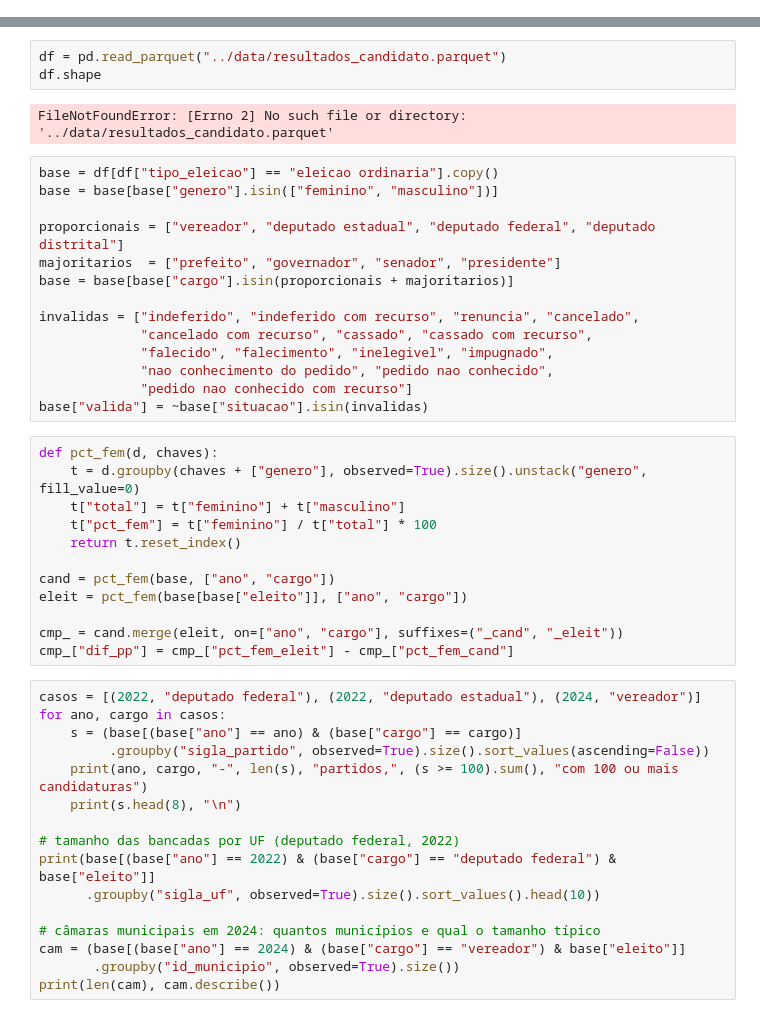
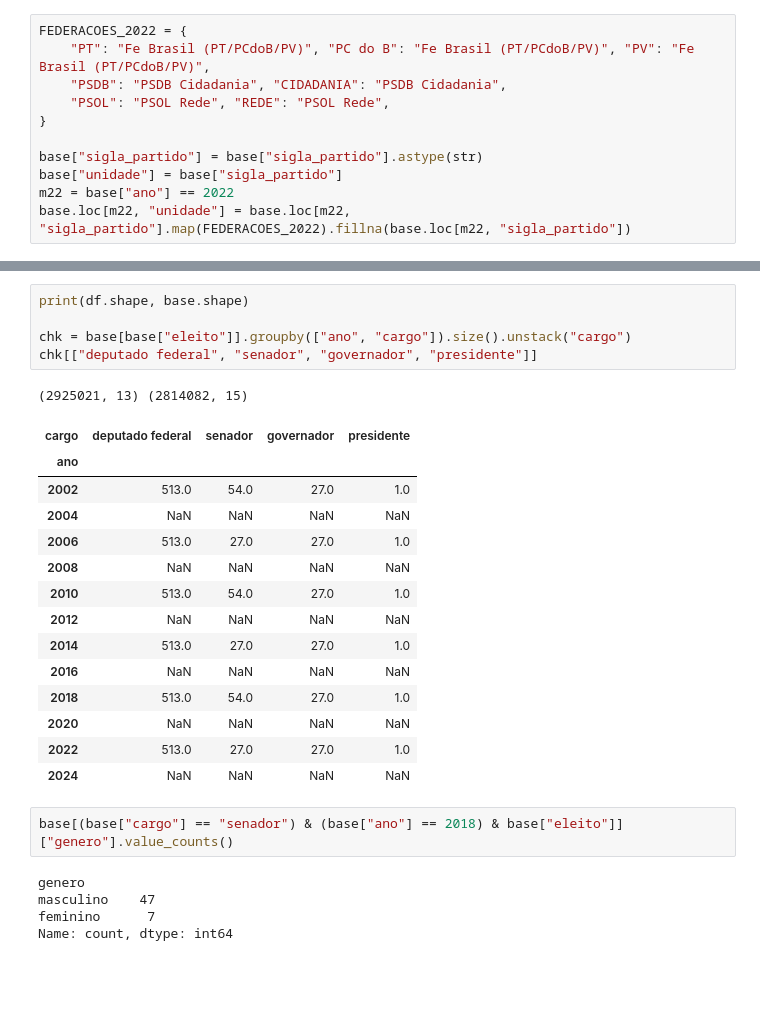
Before and after one commit to annabrinkhus/projeto_aedv, a Jupyter notebook: notebooks/questao3.ipynb, the cells around one changed output, grey strips where cells are left out. Saved outputs shown, nothing was run; the diff lists cells and outputs as text; blank space fills up the shorter version.

```diff
--- a/notebooks/questao3.ipynb
+++ b/notebooks/questao3.ipynb
@@ -26,0 +75,11 @@ pio.renderers.default = "notebook_connected"
+# %%
+FEDERACOES_2022 = {
+    "PT": "Fe Brasil (PT/PCdoB/PV)", "PC do B": "Fe Brasil (PT/PCdoB/PV)", "PV": "Fe Brasil (PT/PCdoB/PV)",
+    "PSDB": "PSDB Cidadania", "CIDADANIA": "PSDB Cidadania",
+    "PSOL": "PSOL Rede", "REDE": "PSOL Rede",
+}
+
+base["sigla_partido"] = base["sigla_partido"].astype(str)
+base["unidade"] = base["sigla_partido"]
+m22 = base["ano"] == 2022
+base.loc[m22, "unidade"] = base.loc[m22, "sigla_partido"].map(FEDERACOES_2022).fillna(base.loc[m22, "sigla_partido"])
@@ -27,47 +101,28 @@ pio.renderers.default = "notebook_connected"
 # %%
-df = pd.read_parquet("../data/resultados_candidato.parquet")
-df.shape
+print(df.shape, base.shape)
+
+chk = base[base["eleito"]].groupby(["ano", "cargo"]).size().unstack("cargo")
+chk[["deputado federal", "senador", "governador", "presidente"]]
 # %% [output]
-FileNotFoundError: [Errno 2] No such file or directory: '../data/resultados_candidato.parquet'
+(2925021, 13) (2814082, 15)
+| cargo | deputado federal | senador | governador | presidente |
+| ano |  |  |  |  |
+| 2002 | 513.0 | 54.0 | 27.0 | 1.0 |
+| 2004 | NaN | NaN | NaN | NaN |
+| 2006 | 513.0 | 27.0 | 27.0 | 1.0 |
+| 2008 | NaN | NaN | NaN | NaN |
+| 2010 | 513.0 | 54.0 | 27.0 | 1.0 |
+| 2012 | NaN | NaN | NaN | NaN |
+| 2014 | 513.0 | 27.0 | 27.0 | 1.0 |
+| 2016 | NaN | NaN | NaN | NaN |
+| 2018 | 513.0 | 54.0 | 27.0 | 1.0 |
+| 2020 | NaN | NaN | NaN | NaN |
+| 2022 | 513.0 | 27.0 | 27.0 | 1.0 |
+| 2024 | NaN | NaN | NaN | NaN |
 # %%
-base = df[df["tipo_eleicao"] == "eleicao ordinaria"].copy()
-base = base[base["genero"].isin(["feminino", "masculino"])]
-
-proporcionais = ["vereador", "deputado estadual", "deputado federal", "deputado distrital"]
-majoritarios  = ["prefeito", "governador", "senador", "presidente"]
-base = base[base["cargo"].isin(proporcionais + majoritarios)]
-
-invalidas = ["indeferido", "indeferido com recurso", "renuncia", "cancelado",
-             "cancelado com recurso", "cassado", "cassado com recurso",
-             "falecido", "falecimento", "inelegivel", "impugnado",
-             "nao conhecimento do pedido", "pedido nao conhecido",
-             "pedido nao conhecido com recurso"]
-base["valida"] = ~base["situacao"].isin(invalidas)
+base[(base["cargo"] == "senador") & (base["ano"] == 2018) & base["eleito"]]["genero"].value_counts()
+# %% [output]
+genero
+masculino    47
+feminino      7
+Name: count, dtype: int64
-# %%
-def pct_fem(d, chaves):
-    t = d.groupby(chaves + ["genero"], observed=True).size().unstack("genero", fill_value=0)
-    t["total"] = t["feminino"] + t["masculino"]
-    t["pct_fem"] = t["feminino"] / t["total"] * 100
-    return t.reset_index()
-
-cand = pct_fem(base, ["ano", "cargo"])
-eleit = pct_fem(base[base["eleito"]], ["ano", "cargo"])
-
-cmp_ = cand.merge(eleit, on=["ano", "cargo"], suffixes=("_cand", "_eleit"))
-cmp_["dif_pp"] = cmp_["pct_fem_eleit"] - cmp_["pct_fem_cand"]
-# %%
-casos = [(2022, "deputado federal"), (2022, "deputado estadual"), (2024, "vereador")]
-for ano, cargo in casos:
-    s = (base[(base["ano"] == ano) & (base["cargo"] == cargo)]
-         .groupby("sigla_partido", observed=True).size().sort_values(ascending=False))
-    print(ano, cargo, "-", len(s), "partidos,", (s >= 100).sum(), "com 100 ou mais candidaturas")
-    print(s.head(8), "\n")
-
-# tamanho das bancadas por UF (deputado federal, 2022)
-print(base[(base["ano"] == 2022) & (base["cargo"] == "deputado federal") & base["eleito"]]
-      .groupby("sigla_uf", observed=True).size().sort_values().head(10))
-
-# câmaras municipais em 2024: quantos municípios e qual o tamanho típico
-cam = (base[(base["ano"] == 2024) & (base["cargo"] == "vereador") & base["eleito"]]
-       .groupby("id_municipio", observed=True).size())
-print(len(cam), cam.describe())
```
Also changed, not shown: parts of 31 cells of this notebook.
